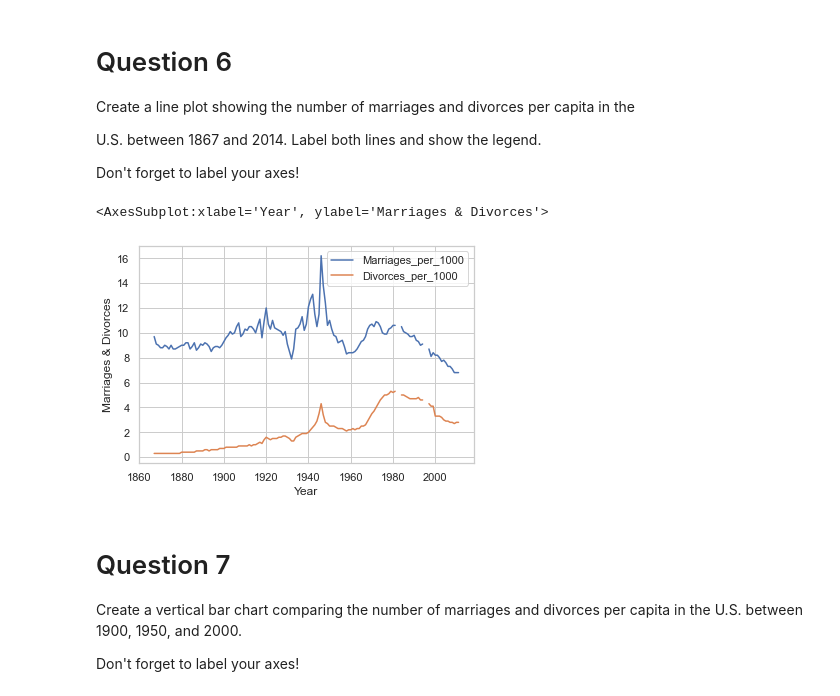
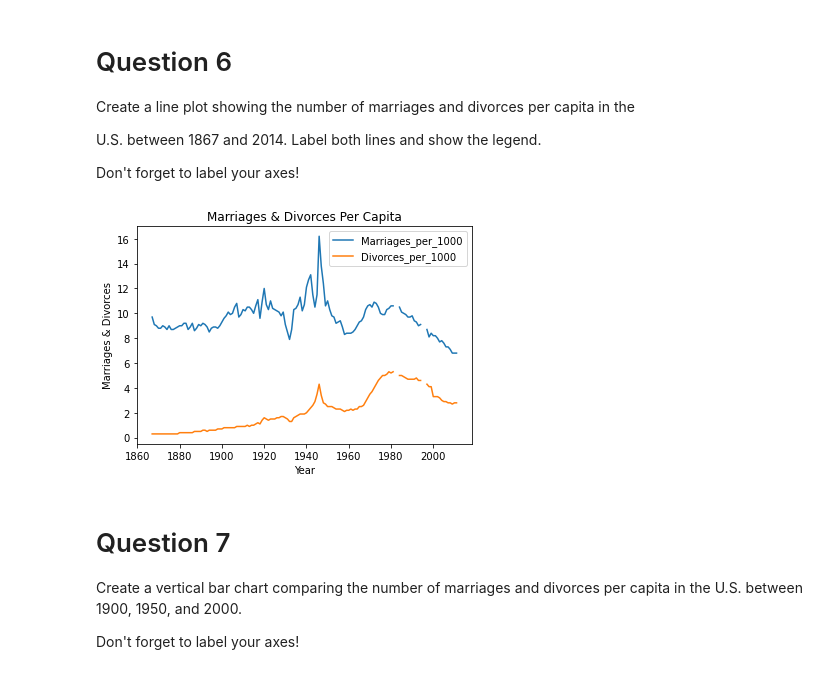
Before and after one commit to 200505429/Vasant.Sharma.BDAT1004PS3, a Jupyter notebook: 200505429_VASANTSHARMA_PS3.ipynb, the cells around one changed output. Drawn from its saved outputs; the diff is of its cells as text; code cells hidden in the pictures.

```diff
--- a/200505429_VASANTSHARMA_PS3.ipynb
+++ b/200505429_VASANTSHARMA_PS3.ipynb
@@ -890,16 +890,19 @@ Create a line plot showing the number of marriages and divorces per capita in th
 U.S. between 1867 and 2014. Label both lines and show the legend.
 
 Don't forget to label your axes!
-# %%
-import pandas as pd
-import numpy as np
-import seaborn as sns
-
-dm = pd.read_csv('us-marriages-divorces-1867-2014.csv')
-dm.plot(kind='line',x='Year',y=['Marriages_per_1000','Divorces_per_1000'],xlabel= 'Year',ylabel='Marriages & Divorces')
-# %% [output]
-<AxesSubplot:xlabel='Year', ylabel='Marriages & Divorces'>
-[figure, removed]
+# %%
+import pandas as pd
+import matplotlib.pyplot as plt
+
+linePlot=pd.read_csv('us-marriages-divorces-1867-2014.csv')
+
+linePlot.plot(x='Year', y=['Marriages_per_1000', 'Divorces_per_1000'])
+plt.xlabel('Year')
+plt.ylabel('Marriages & Divorces')
+plt.title('Marriages & Divorces Per Capita')
+plt.show()
+# %% [output]
+[figure, added]
 # %% [markdown]
 # Question 7
 
```
Also changed, not shown: parts of 3 cells of this notebook.
